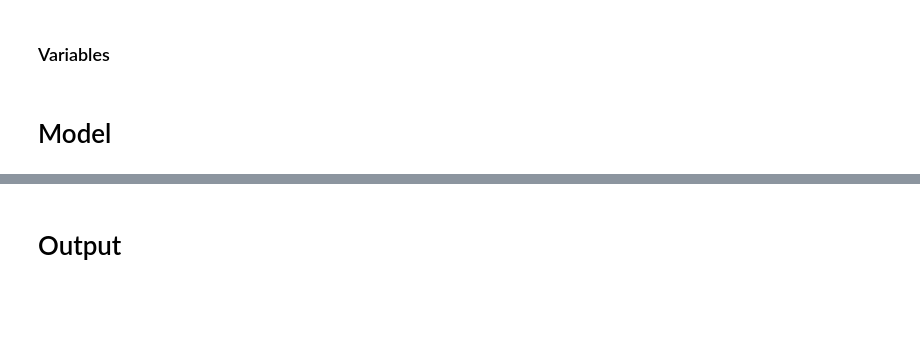
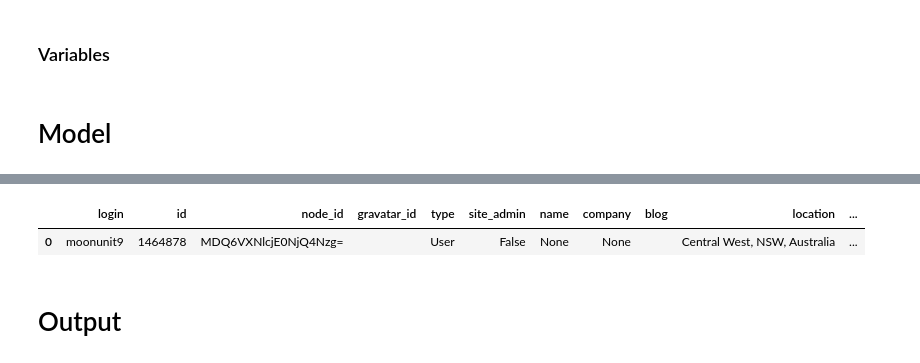
Before and after one commit to jupyter-naas/awesome-notebooks, a Jupyter notebook: Github/Github_Get_starred_members.ipynb, the cells around one changed output, grey strips where cells are left out. Drawn from its saved outputs; the diff is of its cells as text; code cells hidden in the pictures; blank space fills up the shorter version.

```diff
--- a/Github/Github_Get_starred_members.ipynb
+++ b/Github/Github_Get_starred_members.ipynb
@@ -65,3 +89,30 @@ df_members = get_starred_members(GITHUB_TOKEN, REPO_URL)
+# %%
+def get_profile(url):
+    user = url.split("github.com/")[-1].split("/")[0]
+    req_url = f"https://api.github.com/users/{user}"
+    headers = {'Authorization': f'token {GITHUB_TOKEN}'}
+    res = requests.get(req_url, headers=headers)
+    try:
+        res.raise_for_status()
+    except requests.HTTPError as e:
+        raise(e)
+    res_json = res.json()
+
+    # Dataframe
+    df = pd.DataFrame([res_json])
+    for col in df.columns:
+        if col.endswith("url"):
+            df = df.drop(col, axis=1)
+        if col.endswith("_at"):
+            df[col] = df[col].str.replace("T", " ").str.replace("Z", " ")
+    return df
+
+user_url = "https://github.com/moonunit9"
+df_user = get_profile(user_url)
+df_user
+# %% [output]
+|  | login | id | node_id | gravatar_id | type | site_admin | name | company | blog | location | ... |
+| 0 | moonunit9 | 1464878 | MDQ6VXNlcjE0NjQ4Nzg= |  | User | False | None | None |  | Central West, NSW, Australia | ... |
 # %% [markdown]
 # Output
 # %%
```
Also changed, not shown: parts of 3 cells of this notebook.
